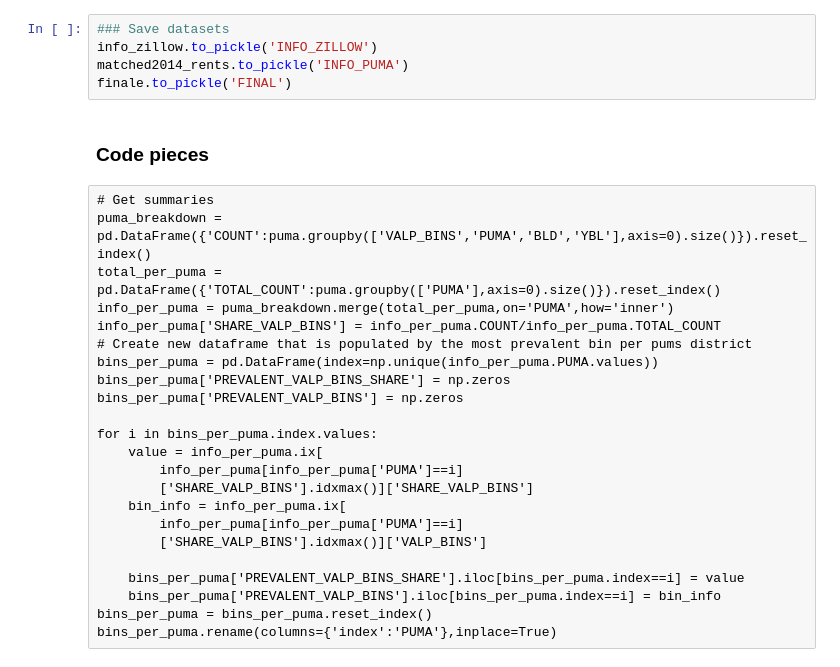
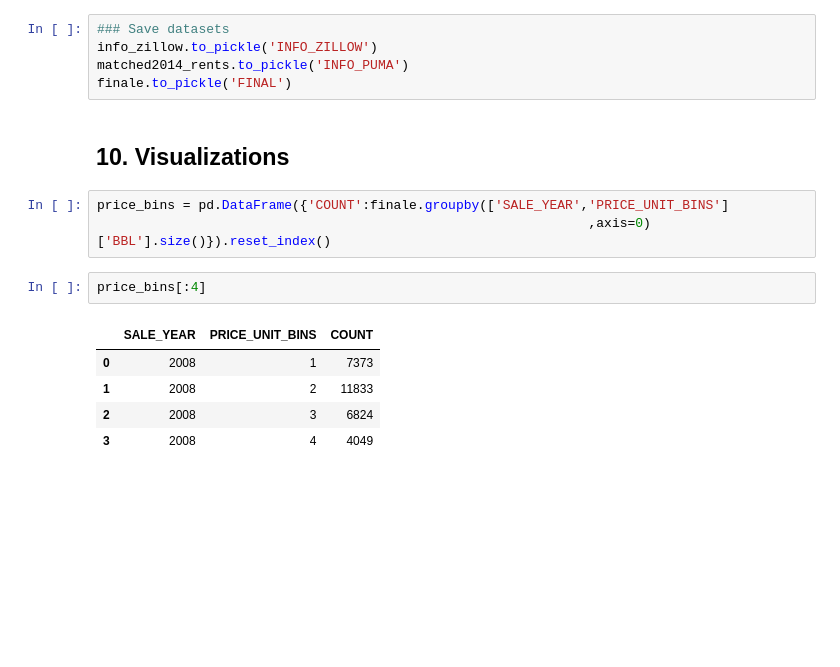
Before and after one commit to mu529/property_tax, a Jupyter notebook: ETR-All.ipynb, the cells around one changed output. Drawn from its saved outputs; the diff is of its cells as text; blank space fills up the shorter version.

```diff
--- a/ETR-All.ipynb
+++ b/ETR-All.ipynb
@@ -1362,28 +1410,16 @@ Warnings:
 info_zillow.to_pickle('INFO_ZILLOW')
 matched2014_rents.to_pickle('INFO_PUMA')
 finale.to_pickle('FINAL')
-# %% [markdown]
-### Code pieces
-# %% [raw]
-# Get summaries
-puma_breakdown = pd.DataFrame({'COUNT':puma.groupby(['VALP_BINS','PUMA','BLD','YBL'],axis=0).size()}).reset_index()
-total_per_puma = pd.DataFrame({'TOTAL_COUNT':puma.groupby(['PUMA'],axis=0).size()}).reset_index()
-info_per_puma = puma_breakdown.merge(total_per_puma,on='PUMA',how='inner')
-info_per_puma['SHARE_VALP_BINS'] = info_per_puma.COUNT/info_per_puma.TOTAL_COUNT
-# Create new dataframe that is populated by the most prevalent bin per pums district
-bins_per_puma = pd.DataFrame(index=np.unique(info_per_puma.PUMA.values))
-bins_per_puma['PREVALENT_VALP_BINS_SHARE'] = np.zeros
-bins_per_puma['PREVALENT_VALP_BINS'] = np.zeros
-
-for i in bins_per_puma.index.values:
-    value = info_per_puma.ix[
-        info_per_puma[info_per_puma['PUMA']==i]
-        ['SHARE_VALP_BINS'].idxmax()]['SHARE_VALP_BINS']
-    bin_info = info_per_puma.ix[
-        info_per_puma[info_per_puma['PUMA']==i]
-        ['SHARE_VALP_BINS'].idxmax()]['VALP_BINS']
-
-    bins_per_puma['PREVALENT_VALP_BINS_SHARE'].iloc[bins_per_puma.index==i] = value
-    bins_per_puma['PREVALENT_VALP_BINS'].iloc[bins_per_puma.index==i] = bin_info
-bins_per_puma = bins_per_puma.reset_index()
-bins_per_puma.rename(columns={'index':'PUMA'},inplace=True)
+# %% [markdown]
+## 10. Visualizations
+# %%
+price_bins = pd.DataFrame({'COUNT':finale.groupby(['SALE_YEAR','PRICE_UNIT_BINS']
+                                                               ,axis=0)['BBL'].size()}).reset_index()
+# %%
+price_bins[:4]
+# %% [output]
+|  | SALE_YEAR | PRICE_UNIT_BINS | COUNT |
+| 0 | 2008 | 1 | 7373 |
+| 1 | 2008 | 2 | 11833 |
+| 2 | 2008 | 3 | 6824 |
+| 3 | 2008 | 4 | 4049 |
```
Also changed, not shown: parts of 13 cells of this notebook.
